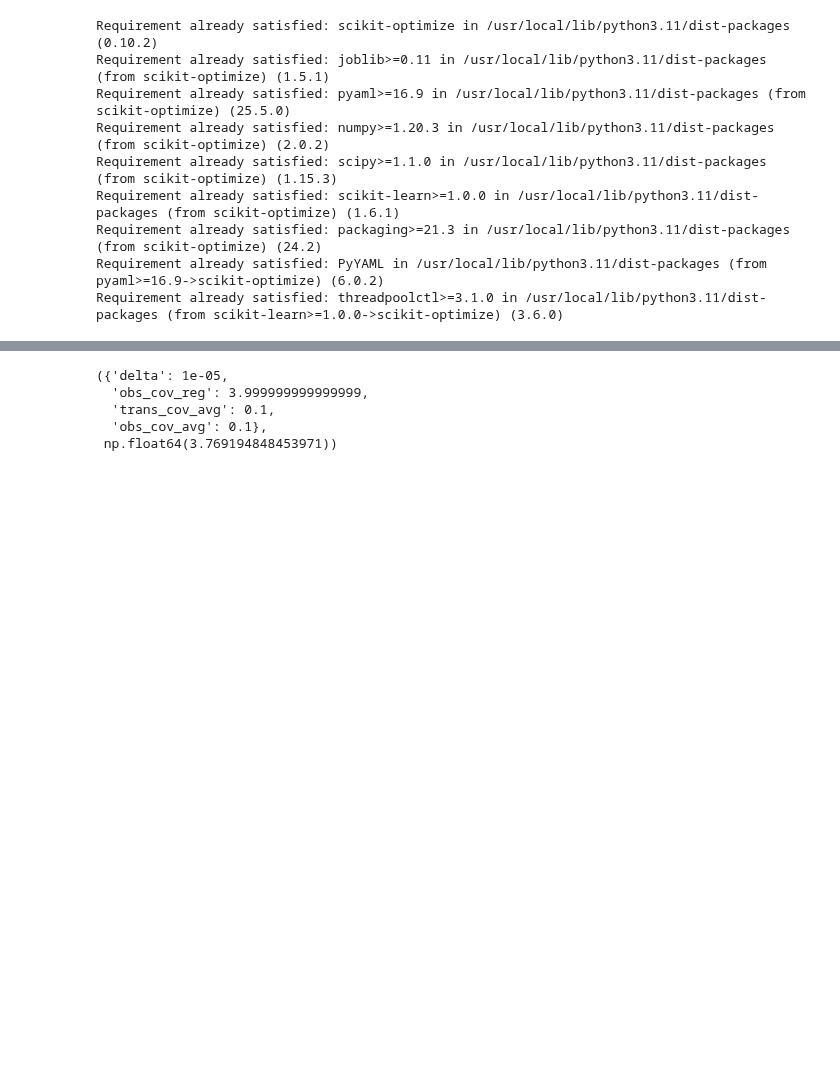
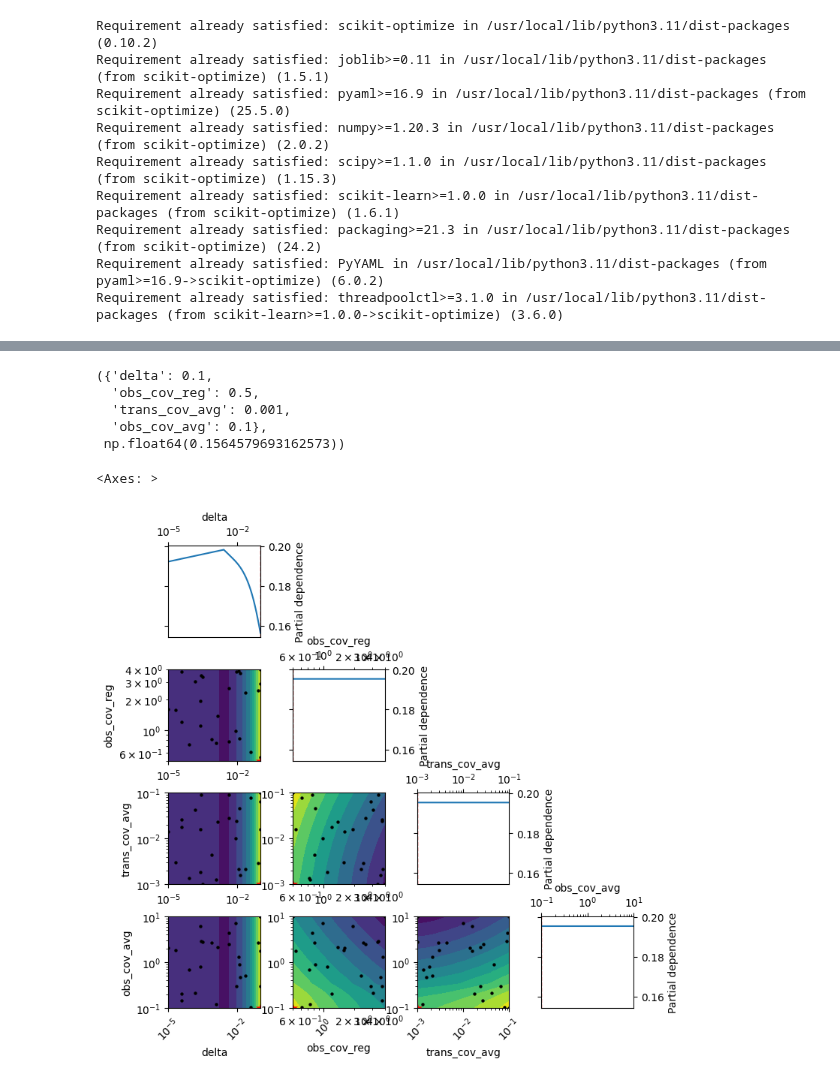
Before and after one commit to maviddoerdijk/bsc-thesis, a Jupyter notebook: exp/hyperparameter_optimization.ipynb, the cells around one changed output, grey strips where cells are left out. Saved outputs shown, nothing was run; the diff lists cells and outputs as text; code cells hidden in the pictures; blank space fills up the shorter version.

```diff
--- a/exp/hyperparameter_optimization.ipynb
+++ b/exp/hyperparameter_optimization.ipynb
@@ -87,12 +90,4 @@ from typing import Callable, Any, List, Dict, Tuple
 # %%
-search_space = [ # 'name' is used directly as a kwarg
-    Real(1e-5, 0.1, name='delta', prior='log-uniform'),
-    Real(0.5, 4, name='obs_cov_reg', prior='log-uniform'),
-    Real(0.001, 0.1, name='trans_cov_avg', prior='log-uniform'),
-    Real(0.1, 10, name='obs_cov_avg', prior='log-uniform')
-]
-SEED = 3178749
-
 def bayesian_optimize_workflow(
     execute_workflow_fn: Callable,
     top_pair_count: int,
@@ -100,12 +95,14 @@ def bayesian_optimize_workflow(
     min_end_year: int,
     max_end_year: int,
     search_space: List[Real],
+    n_calls:int,
     seed: int,
     verbose: bool
 ) -> Tuple[
     Dict[str, Any], # best_params
     float # best_mean_mse
 ]:
+    global res
     param_names = [dim.name for dim in search_space]
     instrumentIds = load_cached_etf_tickers()
 
@@ -140,6 +137,10 @@ def bayesian_optimize_workflow(
         for pair_idx in range(top_pair_count):
           ticker_a, ticker_b = pairs_data_filtered[pair_idx][0][0], pairs_data_filtered[pair_idx][0][1]
           pairs_timeseries_df = combine_pairs_data(data_close_filtered_2, data_open_filtered_2, data_high_filtered_2, data_low_filtered_2, data_vol_filtered_2, ticker_a, ticker_b)
+          # Note: approximate time for each workflow:
+          # kalman; 2-4 sec
+          # transformer; ? sec
+          # time-moe: ? sec
           output = execute_workflow_fn(
               pairs_timeseries_df,
               **params,
@@ -147,6 +148,8 @@ def bayesian_optimize_workflow(
           )
           total_mse_list.append(output['test_mse'])
       # get mean_mse across time periods and pairs for the current choice of hyperparameters
+      print(f"total_mse_list: {total_mse_list}")
+      print(f"mean mse: {np.mean(total_mse_list)}")
       mean_mse = np.mean(total_mse_list)
       return mean_mse
 
@@ -154,27 +157,35 @@ def bayesian_optimize_workflow(
     res = gp_minimize(
         func=objective,
         dimensions=search_space,
-        n_calls=30,
+        n_calls=n_calls,
         n_random_starts=10,
         random_state=seed,
         verbose=verbose
     )
+    return res
 
-    best_params = {k: res.x[i] for i, k in enumerate(param_names)}
-    best_mean_mse = res.fun
-
-    return best_params, best_mean_mse # TODO: we might want to create some plots across timeperiods or something like that, implement a way to look at all results? But first draw what I would want the plot to look like
+search_space = [ # 'name' is used directly as a kwarg
+    Real(1e-5, 0.1, name='delta', prior='log-uniform'),
+    Real(0.5, 4, name='obs_cov_reg', prior='log-uniform'),
+    Real(0.001, 0.1, name='trans_cov_avg', prior='log-uniform'),
+    Real(0.1, 10, name='obs_cov_avg', prior='log-uniform')
+]
+SEED = 3178749
 
 # call func
-best_params, best_mean_mse = bayesian_optimize_workflow(
+res = bayesian_optimize_workflow(
     execute_workflow_fn=execute_kalman_workflow,
-    top_pair_count=3,
+    top_pair_count=10,
     start_year=2008,
     min_end_year=2016,
     max_end_year=2016,
     search_space=search_space,
+    n_calls=30,
     seed=SEED,
     verbose=True
 )
+param_names = [dim.name for dim in search_space]
+best_params = {k: res.x[i] for i, k in enumerate(param_names)}
+best_mean_mse = res.fun
 # %% [output]
 Iteration No: 1 started. Evaluating function at random point.
@@ -256,8 +208,16 @@ Current minimum: 3.7692
 # %%
 best_params, best_mean_mse
 # %% [output]
-({'delta': 1e-05,
-  'obs_cov_reg': 3.999999999999999,
-  'trans_cov_avg': 0.1,
+({'delta': 0.1,
+  'obs_cov_reg': 0.5,
+  'trans_cov_avg': 0.001,
   'obs_cov_avg': 0.1},
- np.float64(3.769194848453971))
+ np.float64(0.1564579693162573))
+# %%
+# plotting
+from skopt import plots as skplots
+# show how dimensions relate to objective evaluation
+skplots.plot_objective(res)
+# %% [output]
+<Axes: >
+[figure, added]
```
Also changed, not shown: parts of 7 cells of this notebook.
